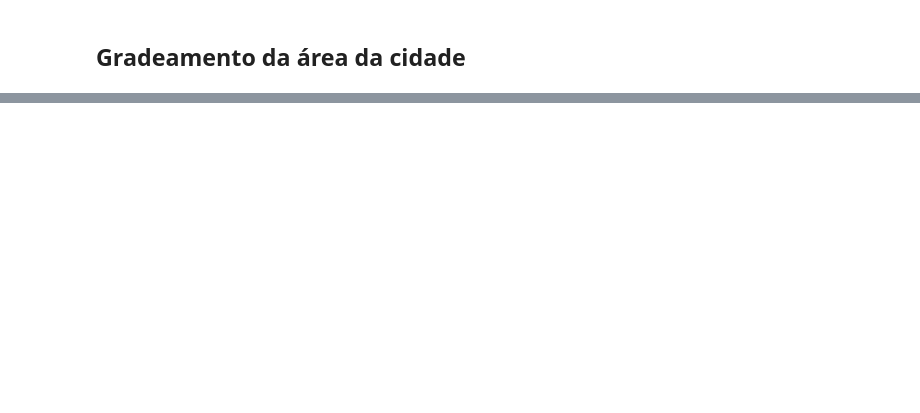
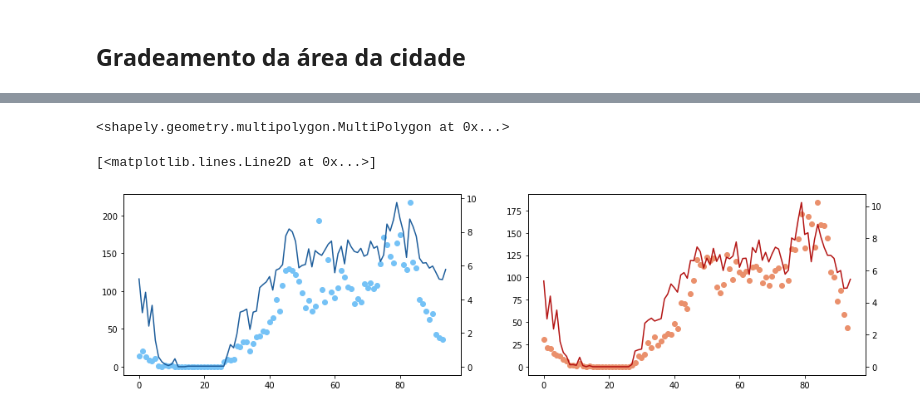
Before and after one commit to fdanielsouza/Teoria_das_Filas_Aplicado_a_Delivery_Online, a Jupyter notebook: Estudos.ipynb, the cells around one changed output, grey strips where cells are left out. Drawn from its saved outputs; the diff is of its cells as text; code cells hidden in the pictures; blank space fills up the shorter version.

```diff
--- a/Estudos.ipynb
+++ b/Estudos.ipynb
@@ -87,12 +80,14 @@ def configurar_janela(df, evt, fim, obj, lat, lng, t0, m, delta_t):
 def hausdorff(janela, chave_t, chave_xy, dist_fn):
     matriz_hausdorff = []
 
-    for i in janela:
+    for i, Ji in enumerate(janela):
         linha = []
-        for j in janela:
-            if i[chave_t] < j[chave_t]:
-                matriz_dist = np.array([np.array([dist_fn(k, l) for l in j[chave_xy]]) for k in i[chave_xy]])
+        for j, Jj in enumerate(janela):
+            if i < j:
+                matriz_dist = np.array([np.array([dist_fn(k, l) for l in Jj[chave_xy]]) for k in Ji[chave_xy]])
                 dist = np.max(np.concatenate((np.amin(matriz_dist, axis=1), np.amin(np.transpose(matriz_dist), axis=1))))
+            elif i > j:
+                dist = matriz_hausdorff[j][i]
             else:
                 dist = 0
 
@@ -122,4 +117,9 @@ def log_verossimilhanca(h, janela, delta_n, delta_t, matriz_dist, K=norm.pdf):
     return -np.sum(delta_n * np.log(alfa_i)) + np.sum(delta_t * alfa_i)
+# %%
+janela = configurar_janela(entregas_amostra, 'event_timestamp', 'fim_rota', 'driver_uuid', 'drv_lat', 'drv_lng', dt.datetime(2023, 1, 10, 0, 15, 0, 0), 95, 15)
+matriz_dists = hausdorff(janela, 't', 'xy', haversine)
+beta = [len(np.setdiff1d(j['id'], i['id'])) for (i, j) in zip(janela[:-1] , janela[1:])]
+log_verossimilhanca(1.001e-05, janela, beta, 15, matriz_dists)
 # %%
 def maximizar_verossimilhanca(janela, delta_n, delta_t, matriz_dist, K=norm.pdf):
     iniciar = np.quantile(matriz_dist, 0.1) / 2
@@ -131,7 +141,7 @@ def maximizar_verossimilhanca(janela, delta_n, delta_t, matriz_dist, K=norm.pdf)
 # %%
 def gerar_estimadores(df, evt, fim, obj, lat, lng, ini_janela, m, delta_t):
     janela = configurar_janela(df, evt, fim, obj, lat, lng, ini_janela, m, delta_t)
-    matriz_dists = hausdorff(janela, 't', 'xy', euclidean)
+    matriz_dists = hausdorff(janela, 't', 'xy', haversine)
     beta = [len(np.setdiff1d(j['id'], i['id'])) for (i, j) in zip(janela[:-1] , janela[1:])]
     delta = [len(np.setdiff1d(i['id'], j['id'])) for (i, j) in zip(janela[:-1] , janela[1:])]
     h_chapeu_beta = maximizar_verossimilhanca(janela, beta, delta_t, matriz_dists)
@@ -140,10 +150,10 @@ def gerar_estimadores(df, evt, fim, obj, lat, lng, ini_janela, m, delta_t):
     delta_chapeu = [estimador_alfa(delta, delta_t, h_chapeu_delta, l) for l in matriz_dists]
 
     return {'h_chapeu_b': h_chapeu_beta,
-            'b': nascimentos,
+            'b': beta,
             'b_chapeu': beta_chapeu,
             'h_chapeu_d': h_chapeu_delta,
-            'd': mortes,
+            'd': delta,
             'd_chapeu': delta_chapeu}
 # %%
 estimadores = gerar_estimadores(entregas_amostra, 'event_timestamp', 'fim_rota', 'driver_uuid', 'drv_lat', 'drv_lng', dt.datetime(2023, 1, 10, 0, 15, 0, 0), 95, 15)
@@ -168,10 +199,17 @@ grade_fortaleza = MultiPolygon([c for c in grade_completa.geoms if c.intersects(
+# %%
+grade_fortaleza
+# %% [output]
+<shapely.geometry.multipolygon.MultiPolygon at 0x...>
 # %%
 fig, (axn, axd) = plt.subplots(ncols=2, nrows=1, figsize=(16, 4))
 
-axn.scatter(range(len(nascimentos)), nascimentos, color='#75C2F6', label='emp')
+axn.scatter(range(len(estimadores['b'])), estimadores['b'], color='#75C2F6', label='emp')
 axn_2 = axn.twinx()
-axn_2.plot(range(len(beta_chapeu)), beta_chapeu, color='#1D5D9B', label='est')
+axn_2.plot(range(len(estimadores['b_chapeu'])), estimadores['b_chapeu'], color='#1D5D9B', label='est')
 
-axd.scatter(range(len(mortes)), mortes, color='#EA906C', label='emp')
+axd.scatter(range(len(estimadores['d'])), estimadores['d'], color='#EA906C', label='emp')
 axd_2 = axd.twinx()
-axd_2.plot(range(len(delta_chapeu)), delta_chapeu, color='#B31312', label='est')
+axd_2.plot(range(len(estimadores['d_chapeu'])), estimadores['d_chapeu'], color='#B31312', label='est')
+# %% [output]
+[<matplotlib.lines.Line2D at 0x...>]
+[figure, added]
```
Also changed, not shown: parts of 7 cells of this notebook.
